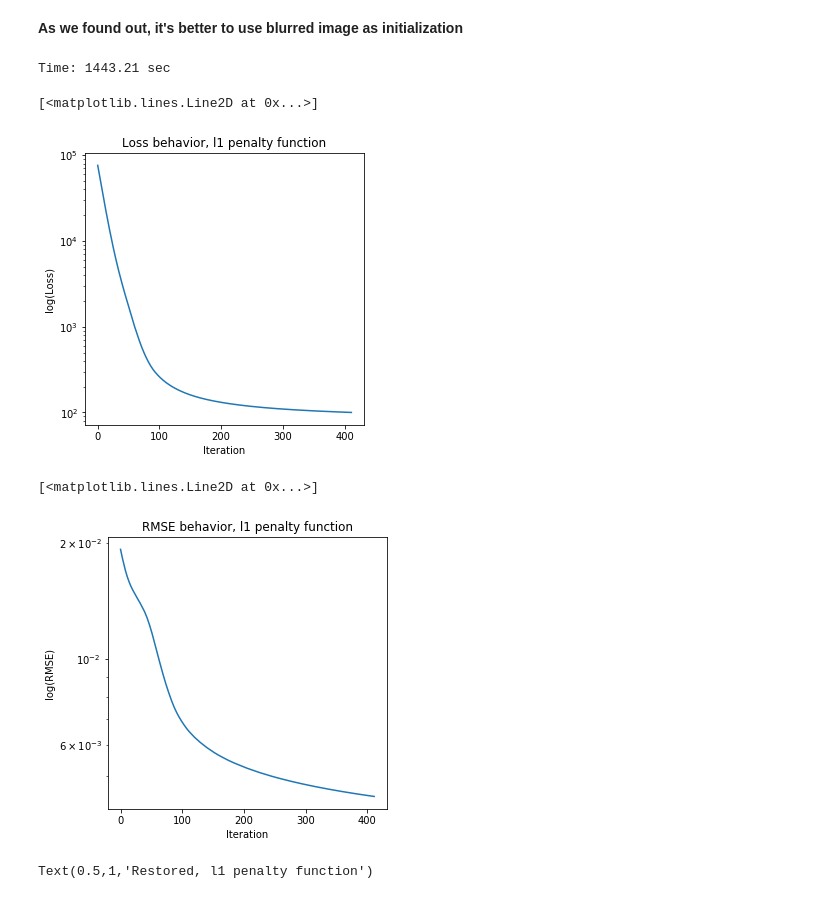
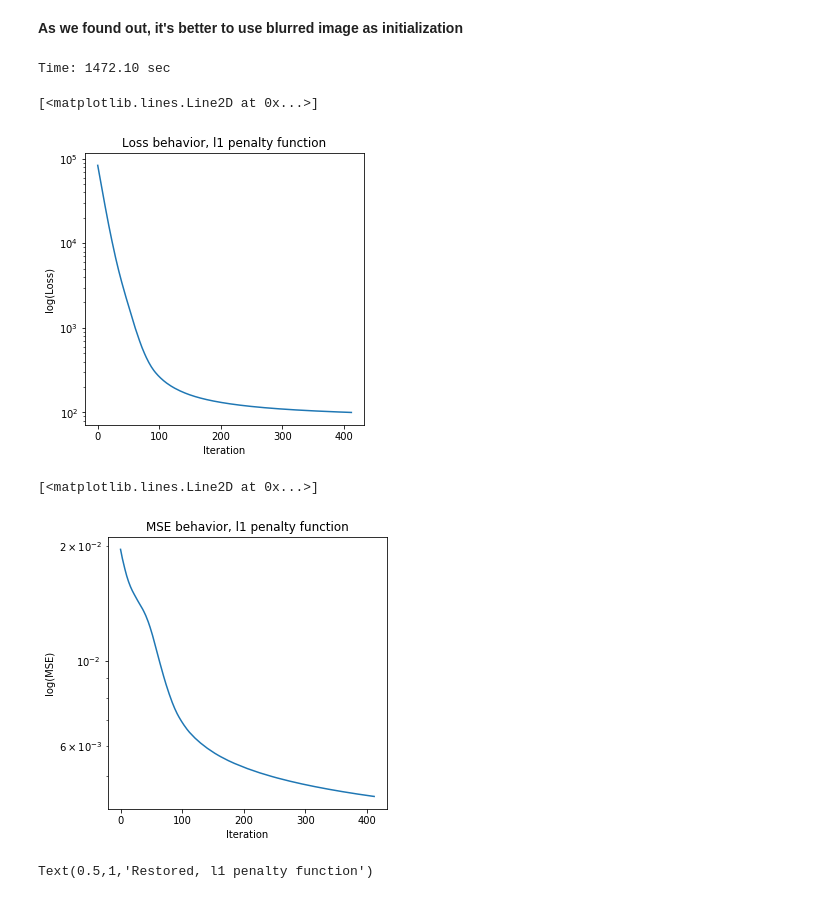
Before and after one commit to Projectors3000/Restoration-of-blurry-images, a Jupyter notebook: Project3000Streltsov.ipynb, the cells around one changed output. Drawn from its saved outputs; the diff is of its cells as text; code cells hidden in the pictures.

```diff
--- a/Project3000Streltsov.ipynb
+++ b/Project3000Streltsov.ipynb
@@ -177,7 +177,7 @@ via iterative methods. For example, with $gmres$.
 def newton(A, y, z, tau, tol, H, original, norm='l2', gamma = 0.05, maxiter = 500):
 
     loss = []
-    RMSE = []
+    MSE = []
     cur_iter = 0
     dy = np.zeros(y.shape)
     while (full_loss(A, y, z, tau, norm) > tol and cur_iter < maxiter):
@@ -196,11 +196,11 @@ def newton(A, y, z, tau, tol, H, original, norm='l2', gamma = 0.05, maxiter = 50
         y[y > 1] = 1
         cur_iter = cur_iter + 1
 
-        # at every step we compute function of full loss and RMSE(mean squared error - "distance" to the original image)
+        # at every step we compute function of full loss and MSE(mean squared error - "distance" to the original image)
         loss.append(full_loss(A, y, z, tau, norm))
-        RMSE.append(sklearn.metrics.mean_squared_error(y, original))
+        MSE.append(sklearn.metrics.mean_squared_error(y, original))
 
-    return y, loss, RMSE
+    return y, loss, MSE
 # %% [markdown]
 **Let's try to recover the image via newton method with l1 penalty function. We'll consider here different different initializations for newton method: blurred image, zeros, ones and random.**
 # %%
@@ -430,10 +430,10 @@ y2 = resize_y(blurred_with_noise2, pad2)
 z2 = blurred_with_noise2.reshape((blurred_with_noise2.shape[0] ** 2, 3))
 # %%
 start = time()
-y2_final_l1_blur, loss2_l1_blur, RMSE2_l1_blur = newton(A2, y2, z2, tau, tol, H2_l1, pad_img2, norm='l1')
+y2_final_l1_blur, loss2_l1_blur, MSE2_l1_blur = newton(A2, y2, z2, tau, tol, H2_l1, pad_img2, norm='l1')
 finish = time()
 print("Time: %.2f sec" % (finish - start))
 # %% [output]
-Time: 1443.21 sec
+Time: 1472.10 sec
 # %%
 np.savetxt("loss2_l1.csv", loss2_l1_blur, delimiter=",")
@@ -446,16 +446,16 @@ plt.ylabel('log(Loss)')
 plt.semilogy(loss2_l1_blur)
 # %% [output]
 [<matplotlib.lines.Line2D at 0x...>]
-[figure, old version]
+[figure, new version]
 # %%
 plt.figure(figsize=(5, 5))
-plt.title('RMSE behavior, l1 penalty function')
+plt.title('MSE behavior, l1 penalty function')
 plt.xlabel('Iteration')
-plt.ylabel('log(RMSE)')
-plt.semilogy(RMSE2_l1_blur)
+plt.ylabel('log(MSE)')
+plt.semilogy(MSE2_l1_blur)
 # %% [output]
 [<matplotlib.lines.Line2D at 0x...>]
-[figure, old version]
+[figure, new version]
 # %%
 size2 = int(np.sqrt(y2_final_l1_blur.shape[0]))
 # %%
```
Also changed, not shown: parts of 20 cells of this notebook, 6 other files.
